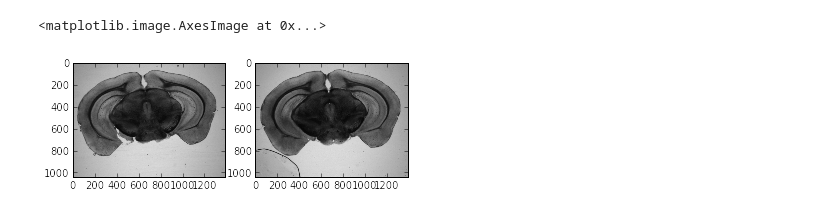
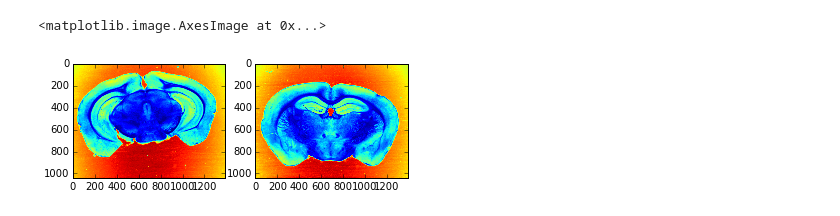
Before and after one commit to ThunderShiviah/AllenBrainAtlasAPI, a Jupyter notebook: notebooks/registration.ipynb, the cells around one changed output. Drawn from its saved outputs; the diff is of its cells as text; code cells hidden in the pictures.

```diff
--- a/notebooks/registration.ipynb
+++ b/notebooks/registration.ipynb
@@ -8,13 +9,13 @@ import os
 %matplotlib inline
 # %%
 # Load the two landscape photos
-img0 = io.imread('../data/img/test043_TL/p1-D1-01b.jpg')
-img1 = io.imread('../data/img/test043_TL/p1-D2-01b.jpg')
+img0 = io.imread('../data/img/test043_TL/p1-D1-01b.jpg',as_grey=True)
+img1 = io.imread('../data/img/test043_TL/p1-F4-01b.jpg',as_grey=True)
 
 '''look at the loaded files'''
 f, (ax0, ax1) = plt.subplots(1, 2)
 ax0.imshow(img0)
 ax1.imshow(img1)
 # %% [output]
 <matplotlib.image.AxesImage at 0x...>
-[figure, old version]
+[figure, new version]
```
Also changed, not shown: parts of 6 cells of this notebook, 38 other files.
